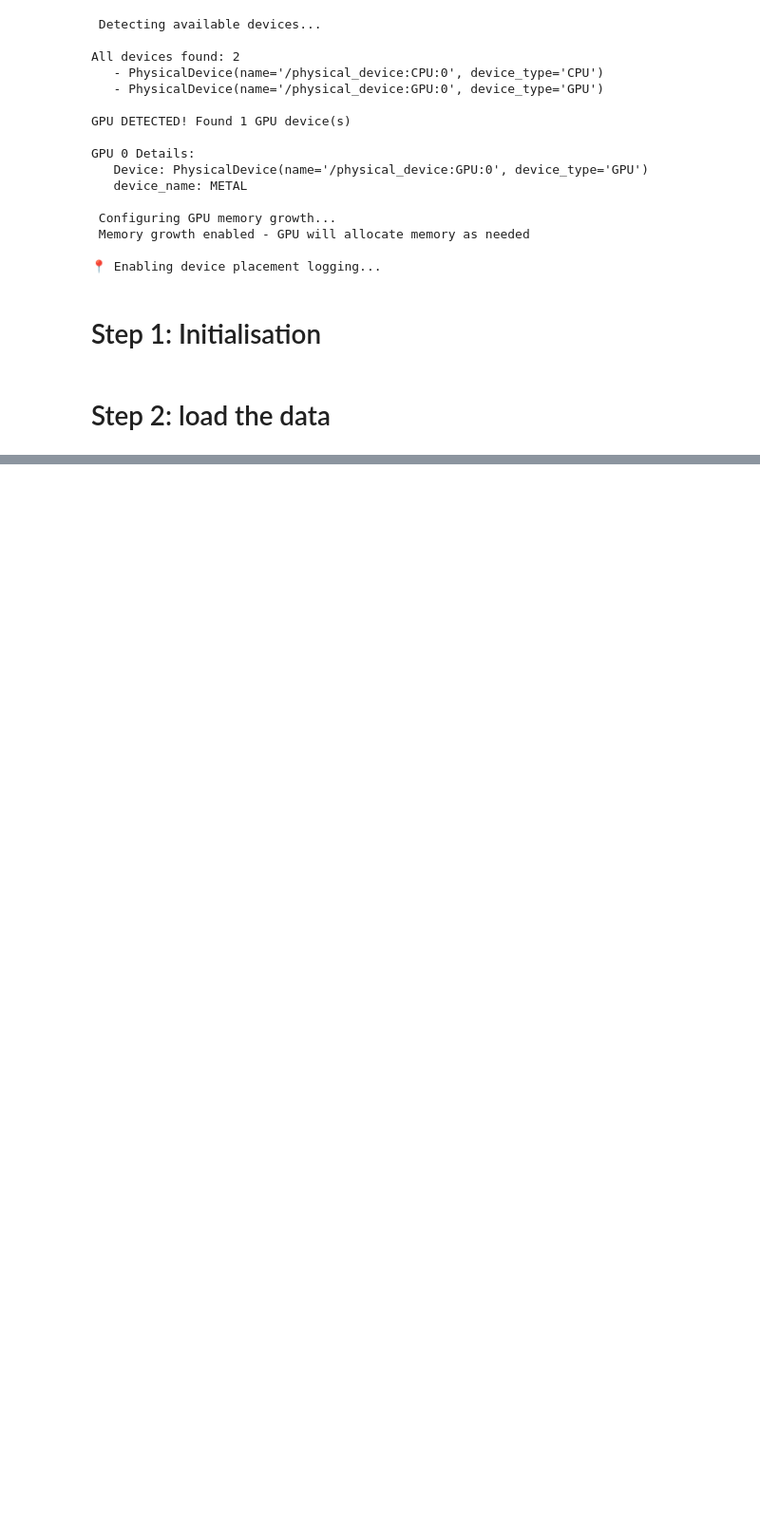
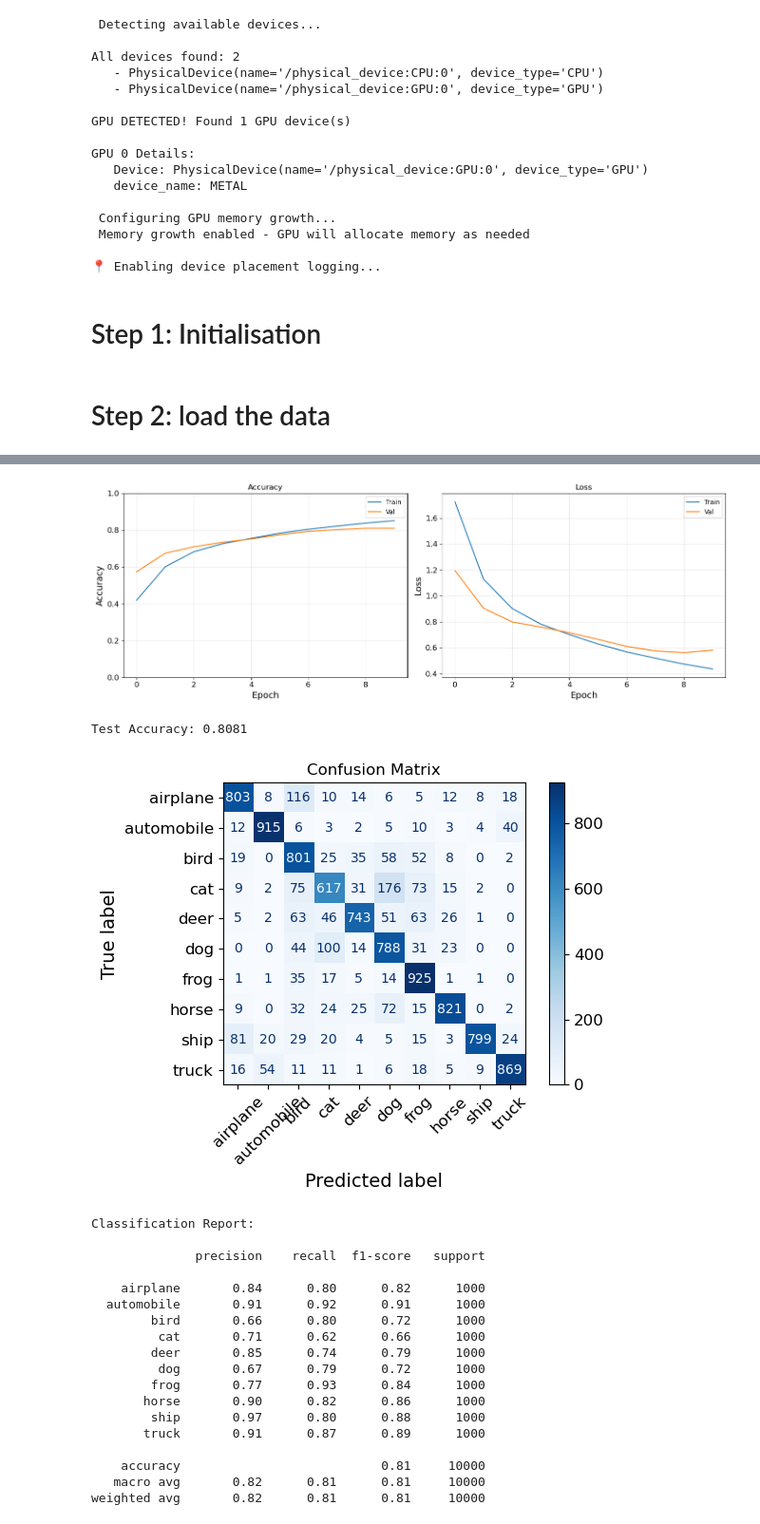
Before and after one commit to elfreyer/project_module_2, a Jupyter notebook: cifar10_CNN.ipynb, the cells around one changed output, grey strips where cells are left out. Shown at 95% size. Cells and saved outputs as stored; diff of their text form; code cells hidden in the pictures; blank space fills up the shorter version.

```diff
--- a/cifar10_CNN.ipynb
+++ b/cifar10_CNN.ipynb
@@ -588,0 +649,13 @@ model.save("cifar10_cutmix_mixup_model_2.keras")
+# %%
+# Get and train model "large"
+model_large = create_model("large")
+opt = tf.keras.optimizers.Adam()
+model_large.compile(
+    loss="categorical_crossentropy",
+    optimizer=opt,
+    metrics=['accuracy']
+)
+
+model_large.summary()
+
+history_large = model_large.fit(train_ds, epochs=25, validation_data=val_ds)
@@ -588,0 +704,25 @@ model.save("cifar10_cutmix_mixup_model_2.keras")
+# %%
+plot_result(history_large)
+evaluate_and_report(model_large, X_test, y_test, class_names=classNames)
+# %% [output]
+[figure, added]
+Test Accuracy: 0.8081
+[figure, added]
+Classification Report:
+
+              precision    recall  f1-score   support
+
+    airplane       0.84      0.80      0.82      1000
+  automobile       0.91      0.92      0.91      1000
+        bird       0.66      0.80      0.72      1000
+         cat       0.71      0.62      0.66      1000
+        deer       0.85      0.74      0.79      1000
+         dog       0.67      0.79      0.72      1000
+        frog       0.77      0.93      0.84      1000
+       horse       0.90      0.82      0.86      1000
+        ship       0.97      0.80      0.88      1000
+       truck       0.91      0.87      0.89      1000
+
+    accuracy                           0.81     10000
+   macro avg       0.82      0.81      0.81     10000
+weighted avg       0.82      0.81      0.81     10000
```
Also changed, not shown: parts of 69 cells of this notebook.
